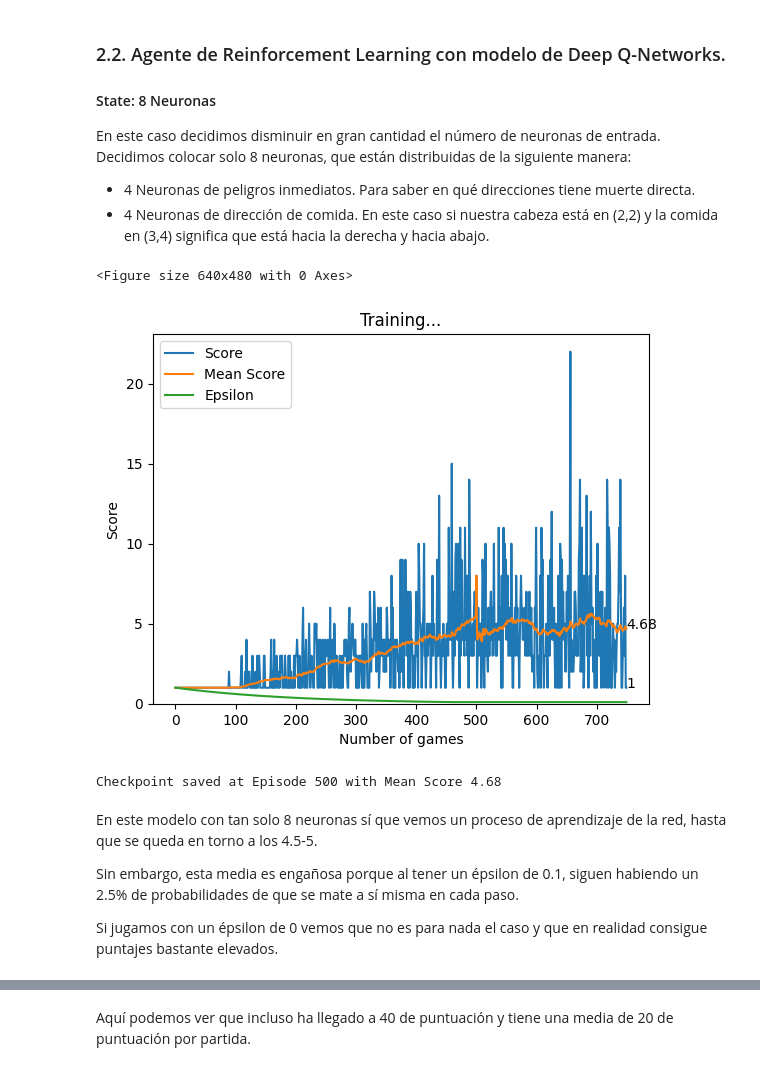
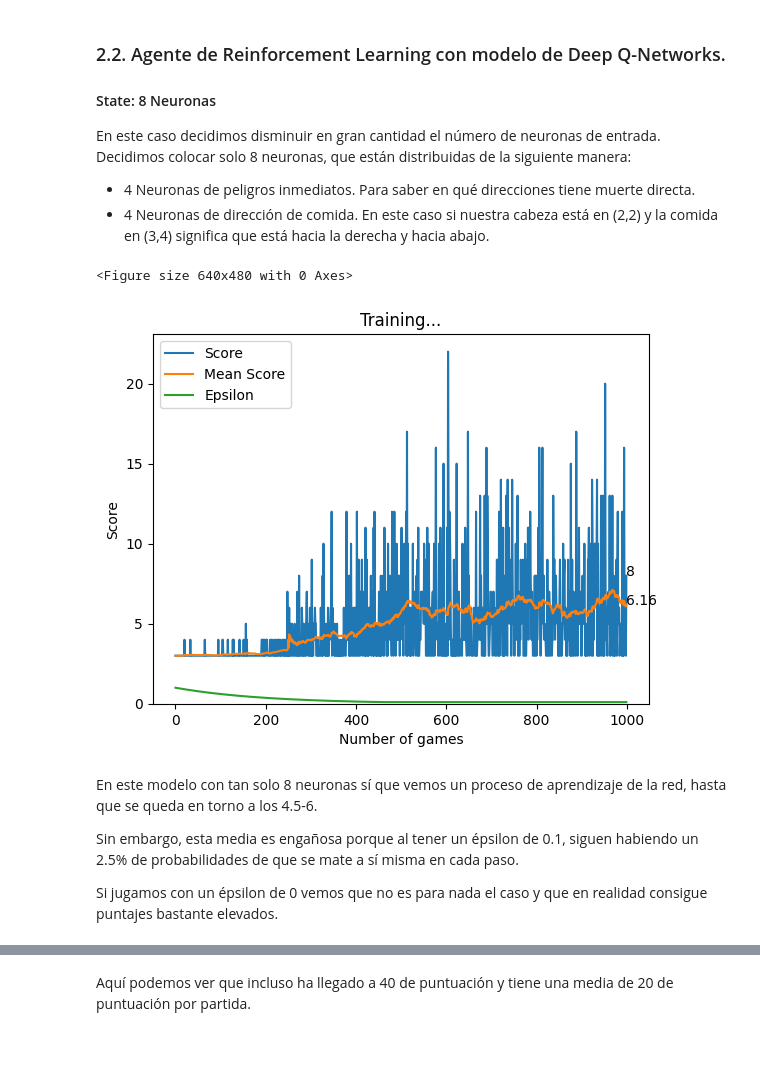
Before and after one commit to Chepados/practica_3_ALN, a Jupyter notebook: presentacion.ipynb, the cells around one changed output, grey strips where cells are left out. Cells and saved outputs as stored; diff of their text form; code cells hidden in the pictures.

```diff
--- a/presentacion.ipynb
+++ b/presentacion.ipynb
@@ -963,16 +962,13 @@ plot_epsilons = []
 plot_scores = []
 plot_mean_scores = []
 # %%
-train_rl_agent(250, 250, game2, dqnagent8n, state_function_8n, n_games, total_score, plot_epsilons, plot_scores, plot_mean_scores)
+train_rl_agent(750, 250, game2, dqnagent8n, state_function_8n, n_games, total_score, plot_epsilons, plot_scores, plot_mean_scores)  # Entrenamiento
+# Cierra las simulaciones si entra en bucle
 # %% [output]
 <Figure size 640x480 with 0 Axes>
-[figure, old version]
+[figure, new version]
-# %%
-dqnagent8n.save_checkpoint(episode=500, N=8, mean_score=4.68)
-# %% [output]
-Checkpoint saved at Episode 500 with Mean Score 4.68
 # %% [markdown]
-En este modelo con tan solo 8 neuronas sí que vemos un proceso de aprendizaje de la red, hasta que se queda en torno a los 4.5-5.
+En este modelo con tan solo 8 neuronas sí que vemos un proceso de aprendizaje de la red, hasta que se queda en torno a los 4.5-6.
 
 Sin embargo, esta media es engañosa porque al tener un épsilon de 0.1, siguen habiendo un 2.5% de probabilidades de que se mate a sí misma en cada paso.
 
```
Also changed, not shown: parts of 104 cells of this notebook, 1 other file.
